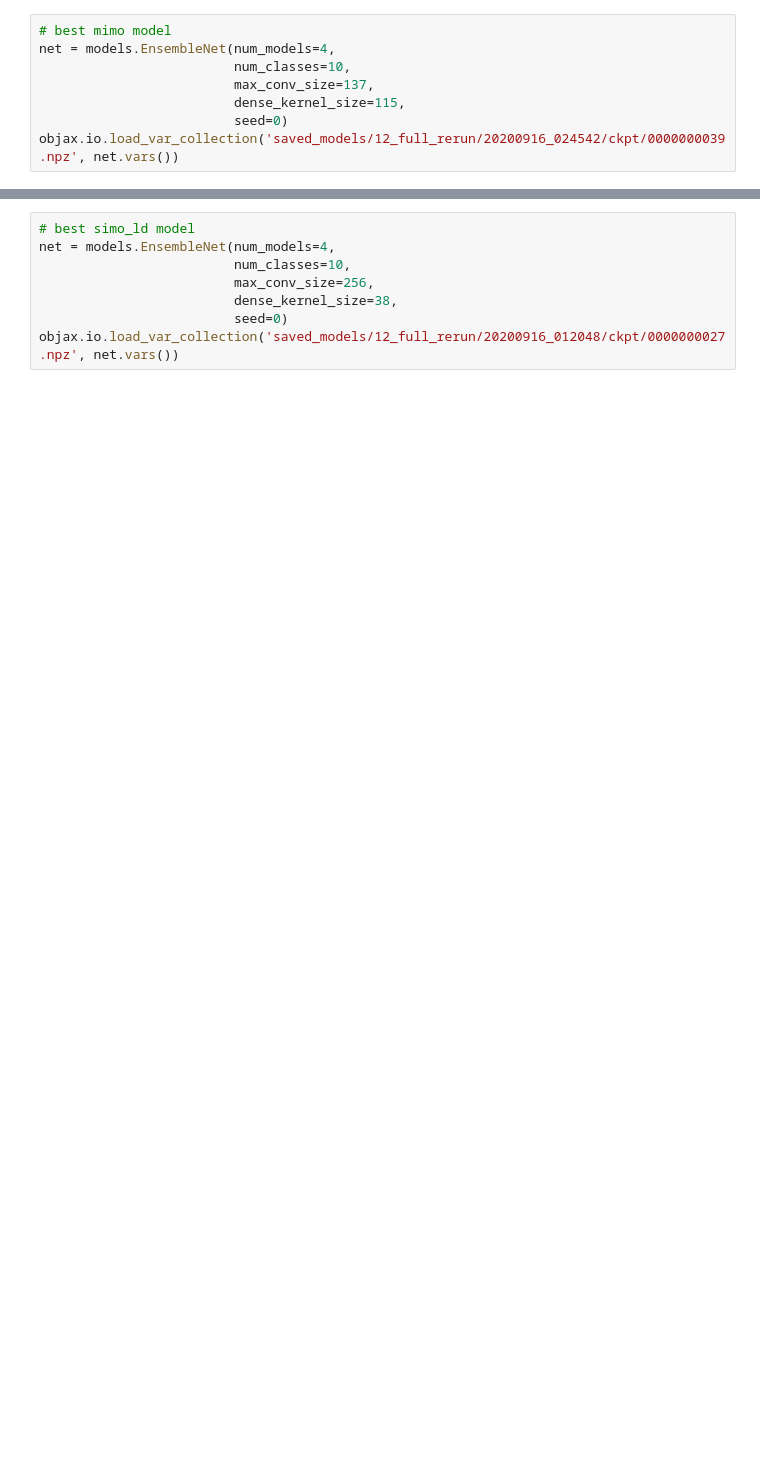
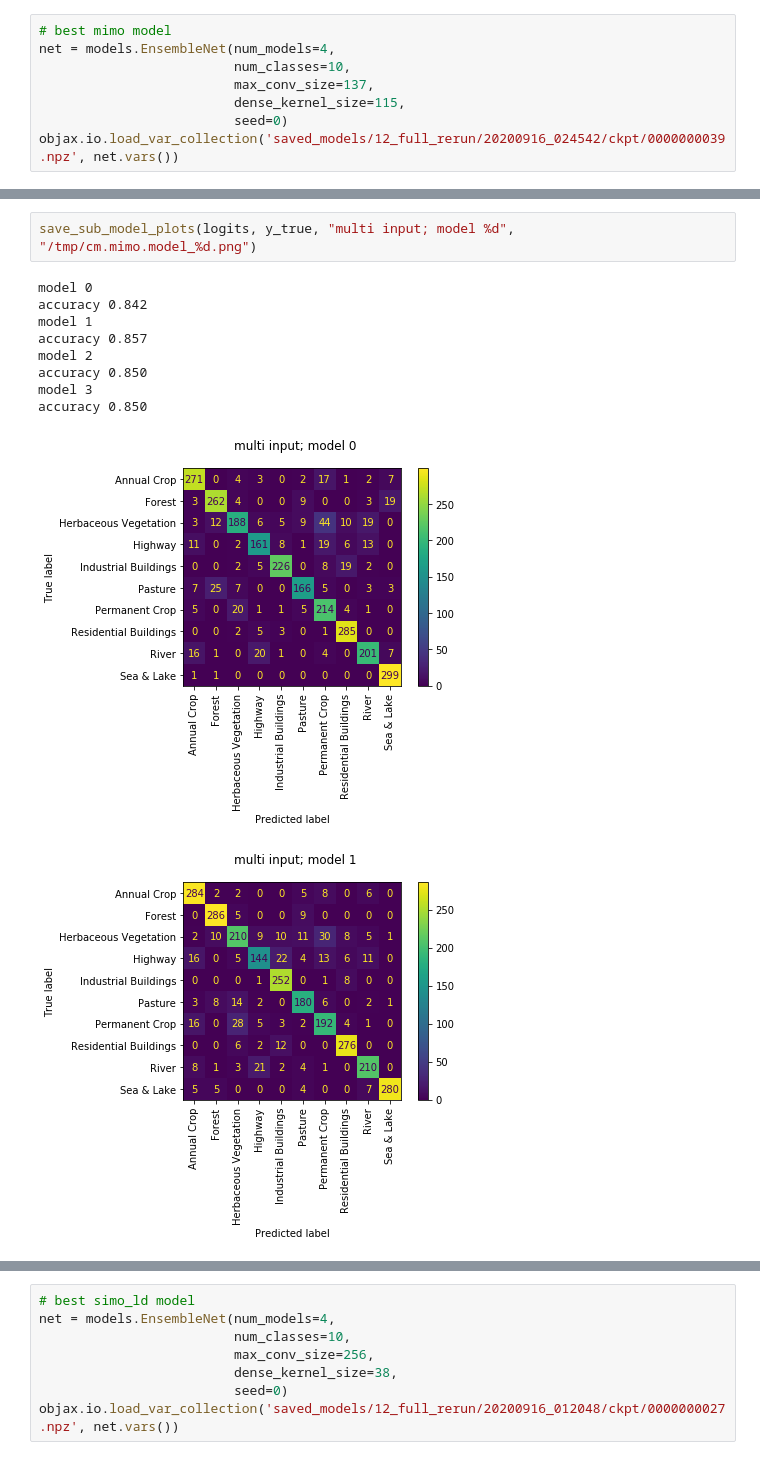
Before and after one commit to matpalm/ensemble_net, a Jupyter notebook: blog/ensemble_quality_on_test.ipynb, the cells around one changed output, grey strips where cells are left out. Drawn from its saved outputs; the diff is of its cells as text; blank space fills up the shorter version.

```diff
--- a/blog/ensemble_quality_on_test.ipynb
+++ b/blog/ensemble_quality_on_test.ipynb
@@ -49,0 +143,13 @@ objax.io.load_var_collection('saved_models/12_full_rerun/20200916_024542/ckpt/00
+# %%
+save_sub_model_plots(logits, y_true, "multi input; model %d", "/tmp/cm.mimo.model_%d.png")
+# %% [output]
+model 0
+accuracy 0.842
+model 1
+accuracy 0.857
+model 2
+accuracy 0.850
+model 3
+accuracy 0.850
+[figure, added]
+[figure, added]
```
Also changed, not shown: parts of 29 cells of this notebook.
